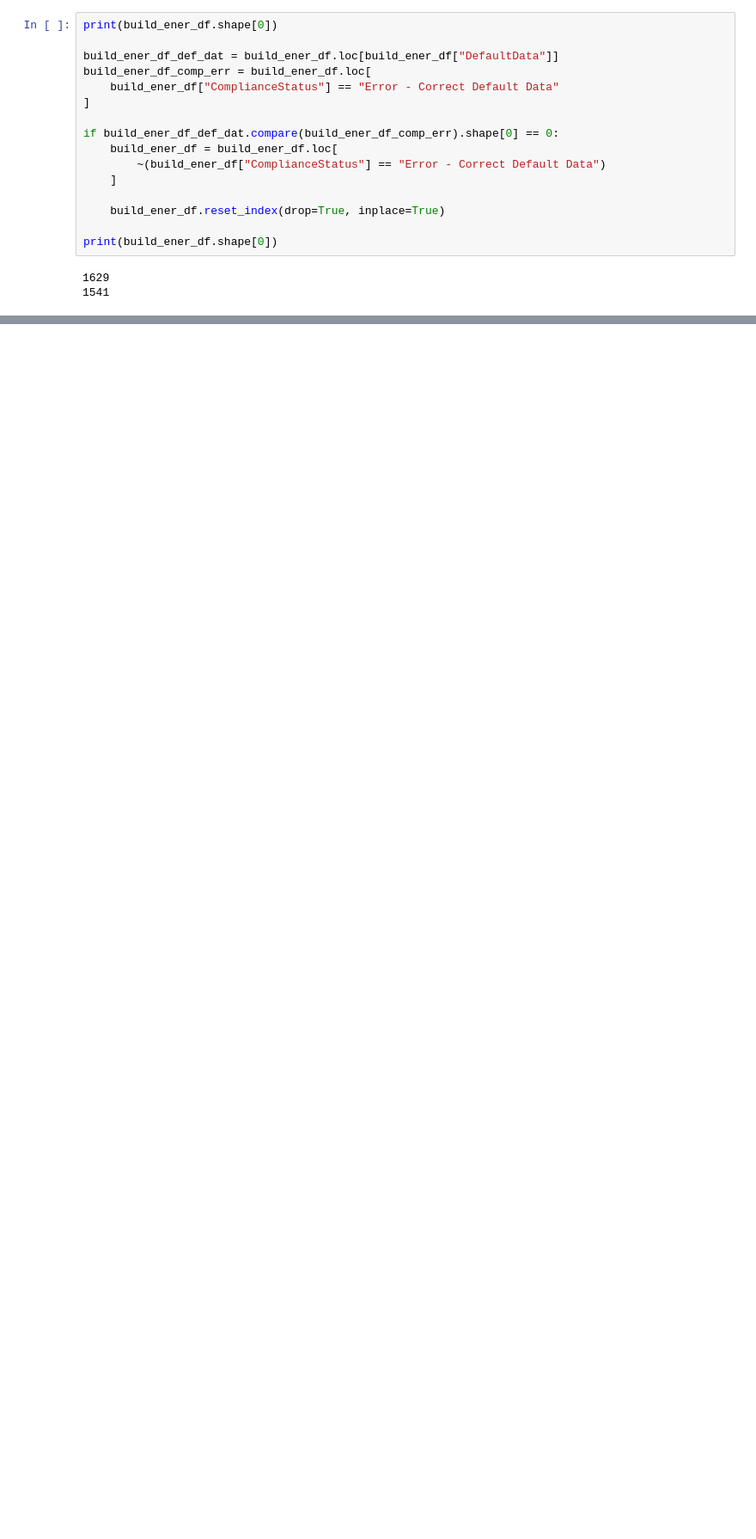
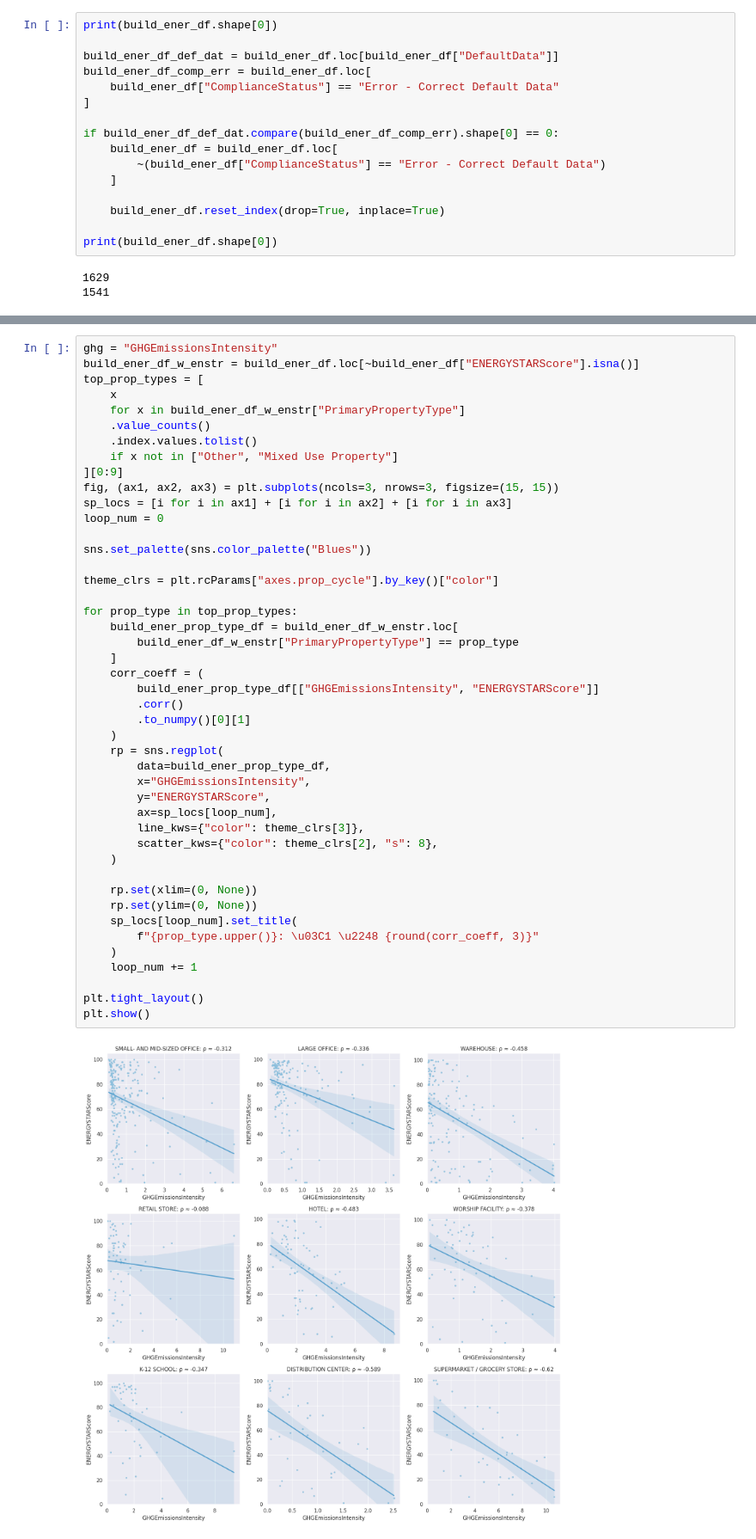
Before and after one commit to gabrielhermel/OC_DS_P4, a Jupyter notebook: Hermel_Gabriel_1_notebook_exploratoire_112022.ipynb, the cells around one changed output, grey strips where cells are left out. Shown at 86% size. Saved outputs shown, nothing was run; the diff lists cells and outputs as text; blank space fills up the shorter version.

```diff
--- a/Hermel_Gabriel_1_notebook_exploratoire_112022.ipynb
+++ b/Hermel_Gabriel_1_notebook_exploratoire_112022.ipynb
@@ -592,0 +758,47 @@ plt.show()
+# %%
+ghg = "GHGEmissionsIntensity"
+build_ener_df_w_enstr = build_ener_df.loc[~build_ener_df["ENERGYSTARScore"].isna()]
+top_prop_types = [
+    x
+    for x in build_ener_df_w_enstr["PrimaryPropertyType"]
+    .value_counts()
+    .index.values.tolist()
+    if x not in ["Other", "Mixed Use Property"]
+][0:9]
+fig, (ax1, ax2, ax3) = plt.subplots(ncols=3, nrows=3, figsize=(15, 15))
+sp_locs = [i for i in ax1] + [i for i in ax2] + [i for i in ax3]
+loop_num = 0
+
+sns.set_palette(sns.color_palette("Blues"))
+
+theme_clrs = plt.rcParams["axes.prop_cycle"].by_key()["color"]
+
+for prop_type in top_prop_types:
+    build_ener_prop_type_df = build_ener_df_w_enstr.loc[
+        build_ener_df_w_enstr["PrimaryPropertyType"] == prop_type
+    ]
+    corr_coeff = (
+        build_ener_prop_type_df[["GHGEmissionsIntensity", "ENERGYSTARScore"]]
+        .corr()
+        .to_numpy()[0][1]
+    )
+    rp = sns.regplot(
+        data=build_ener_prop_type_df,
+        x="GHGEmissionsIntensity",
+        y="ENERGYSTARScore",
+        ax=sp_locs[loop_num],
+        line_kws={"color": theme_clrs[3]},
+        scatter_kws={"color": theme_clrs[2], "s": 8},
+    )
+
+    rp.set(xlim=(0, None))
+    rp.set(ylim=(0, None))
+    sp_locs[loop_num].set_title(
+        f"{prop_type.upper()}: \u03C1 \u2248 {round(corr_coeff, 3)}"
+    )
+    loop_num += 1
+
+plt.tight_layout()
+plt.show()
+# %% [output]
+[figure, added]
```
Also changed, not shown: parts of 29 cells of this notebook, 1 other file.
